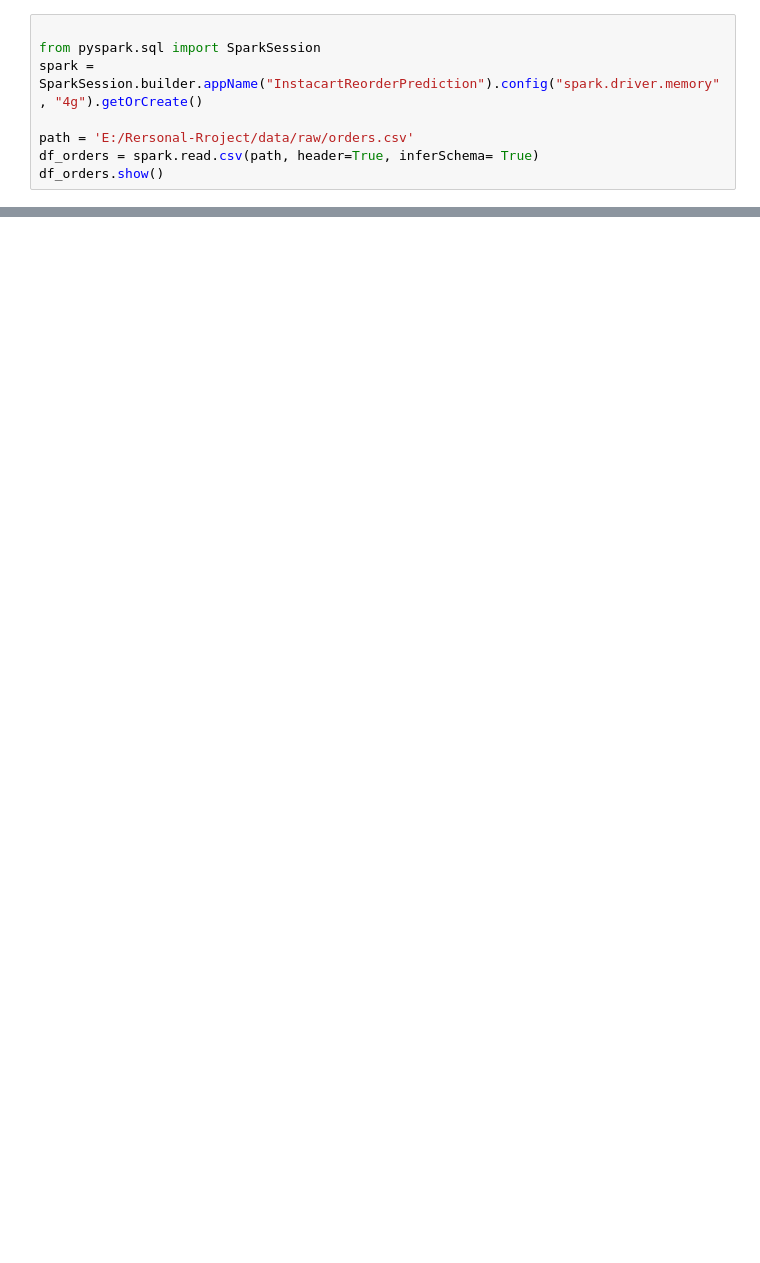
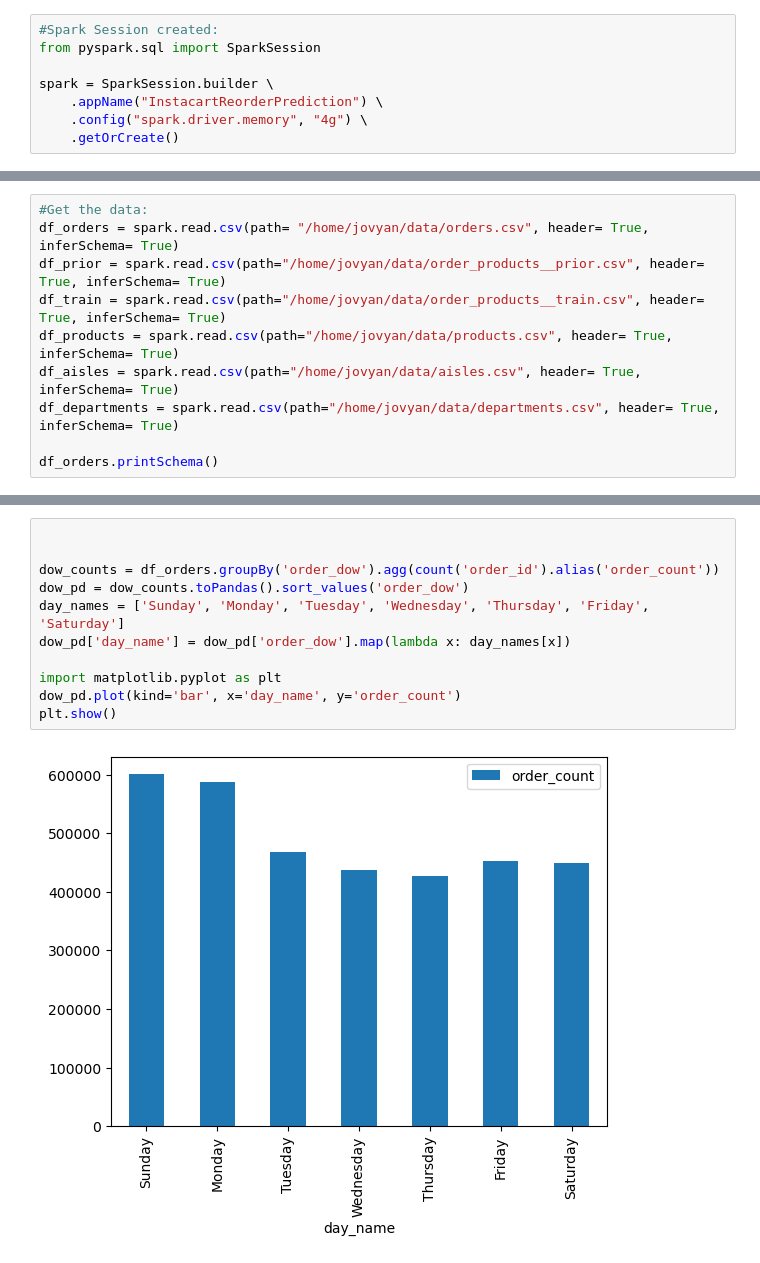
Before and after one commit to DaPaulo123/instacart-reorder-prediction, a Jupyter notebook: batch/notebooks/01_spark_exploration.ipynb, the cells around one changed output, grey strips where cells are left out. Cells and saved outputs as stored; diff of their text form; blank space fills up the shorter version.

```diff
--- a/batch/notebooks/01_spark_exploration.ipynb
+++ b/batch/notebooks/01_spark_exploration.ipynb
@@ -1,8 +1,8 @@
 # %%
+#Spark Session created:
+from pyspark.sql import SparkSession
 
-from pyspark.sql import SparkSession
-spark = SparkSession.builder.appName("InstacartReorderPrediction").config("spark.driver.memory", "4g").getOrCreate()
-
-path = 'E:/Rersonal-Rroject/data/raw/orders.csv'
-df_orders = spark.read.csv(path, header=True, inferSchema= True)
-df_orders.show()
+spark = SparkSession.builder \
+    .appName("InstacartReorderPrediction") \
+    .config("spark.driver.memory", "4g") \
+    .getOrCreate()
@@ -10,0 +9,10 @@ KeyboardInterrupt:
+# %%
+#Get the data:
+df_orders = spark.read.csv(path= "/home/jovyan/data/orders.csv", header= True, inferSchema= True)
+df_prior = spark.read.csv(path="/home/jovyan/data/order_products__prior.csv", header= True, inferSchema= True)
+df_train = spark.read.csv(path="/home/jovyan/data/order_products__train.csv", header= True, inferSchema= True)
+df_products = spark.read.csv(path="/home/jovyan/data/products.csv", header= True, inferSchema= True)
+df_aisles = spark.read.csv(path="/home/jovyan/data/aisles.csv", header= True, inferSchema= True)
+df_departments = spark.read.csv(path="/home/jovyan/data/departments.csv", header= True, inferSchema= True)
+
+df_orders.printSchema()
@@ -10,0 +160,13 @@ KeyboardInterrupt:
+# %%
+
+
+dow_counts = df_orders.groupBy('order_dow').agg(count('order_id').alias('order_count'))
+dow_pd = dow_counts.toPandas().sort_values('order_dow')
+day_names = ['Sunday', 'Monday', 'Tuesday', 'Wednesday', 'Thursday', 'Friday', 'Saturday']
+dow_pd['day_name'] = dow_pd['order_dow'].map(lambda x: day_names[x])
+
+import matplotlib.pyplot as plt
+dow_pd.plot(kind='bar', x='day_name', y='order_count')
+plt.show()
+# %% [output]
+[figure, added]
```
Also changed, not shown: parts of 14 cells of this notebook, 1 other file.
